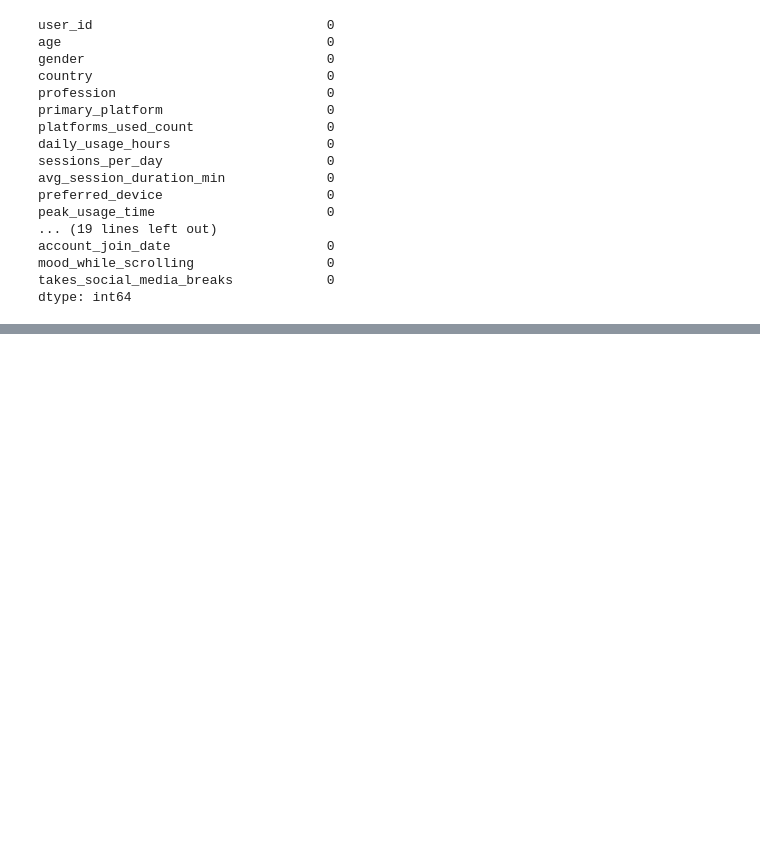
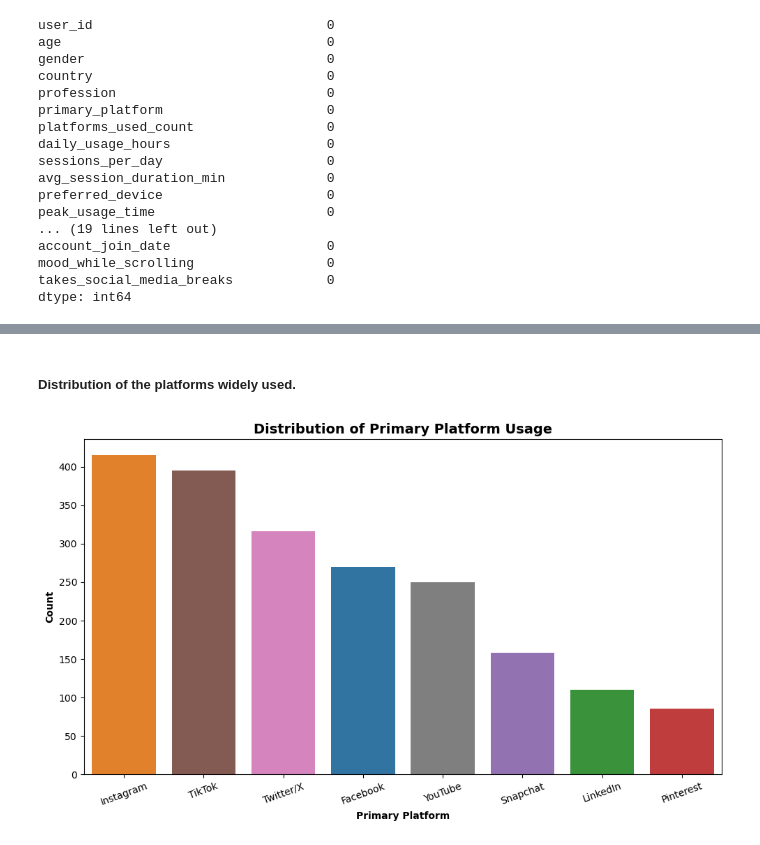
Before and after one commit to HavocXgrg/DAproject-Codes, a Jupyter notebook: analysis/social_media_user_behavior_analysis.ipynb, the cells around one changed output, grey strips where cells are left out. Cells and saved outputs as stored; diff of their text form; code cells hidden in the pictures; blank space fills up the shorter version.

```diff
--- a/analysis/social_media_user_behavior_analysis.ipynb
+++ b/analysis/social_media_user_behavior_analysis.ipynb
@@ -77,0 +174,14 @@ dtype: int64
+# %% [markdown]
+##### Distribution of the platforms widely used.
+# %%
+plt.figure(figsize=(10,6))
+sns.countplot(data=df, x='primary_platform', hue="primary_platform" , order=df['primary_platform'].value_counts().index)
+
+plt.title("Distribution of Primary Platform Usage", fontsize=14, fontweight='bold')
+plt.xlabel("Primary Platform",fontweight='bold')
+plt.ylabel("Count", fontweight='bold')
+plt.xticks(rotation=20)
+plt.tight_layout()
+plt.show()
+# %% [output]
+[figure, added]
```
Also changed, not shown: parts of 50 cells of this notebook.
